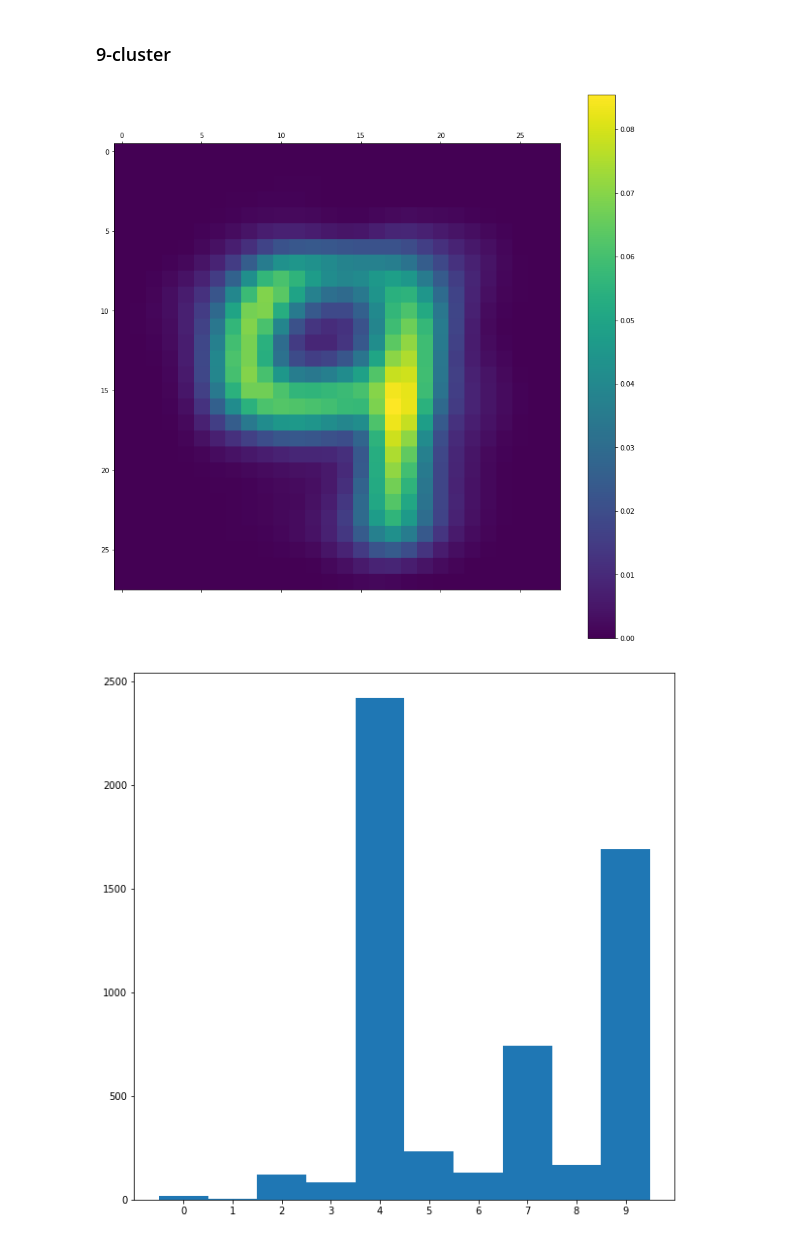
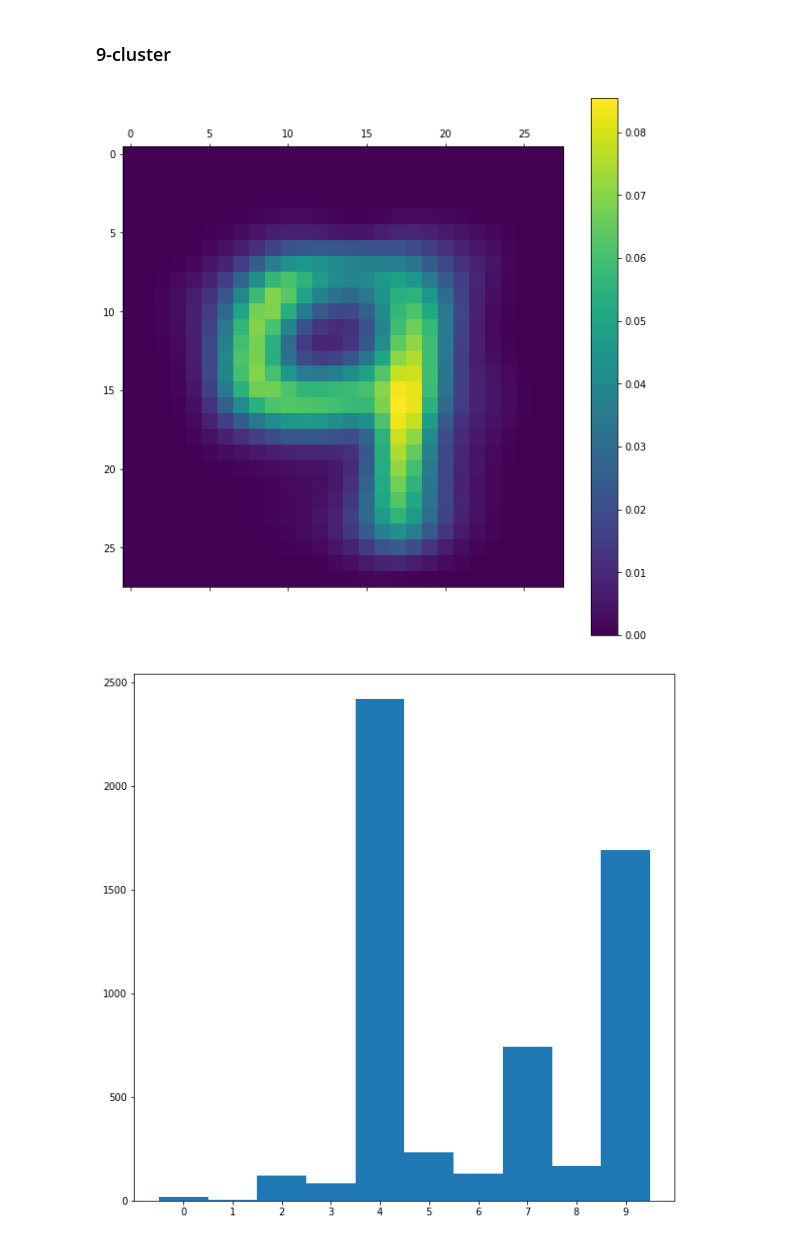
Before and after one commit to matteoneri/inference-and-learning-class, a Jupyter notebook: clustering/K-means.ipynb, the cells around one changed output. Saved outputs shown, nothing was run; the diff lists cells and outputs as text; code cells hidden in the pictures.

```diff
--- a/clustering/K-means.ipynb
+++ b/clustering/K-means.ipynb
@@ -493,14 +490,14 @@ plt.show()
 # %% [markdown]
 ### 9-cluster
 # %%
-fig = plt.figure(figsize=(15,15))
+fig = plt.figure(figsize=(10,10))
 ax  = plt.subplot(111)
 qwe = np.copy(means[9])
 cax = ax.matshow(qwe.reshape(28,28))
 fig.colorbar(cax)
 plt.show()
 # %% [output]
-[figure, old version]
+[figure, new version]
 # %%
 digit = 9
 count = np.zeros(10)
```
Also changed, not shown: parts of 10 cells of this notebook.
